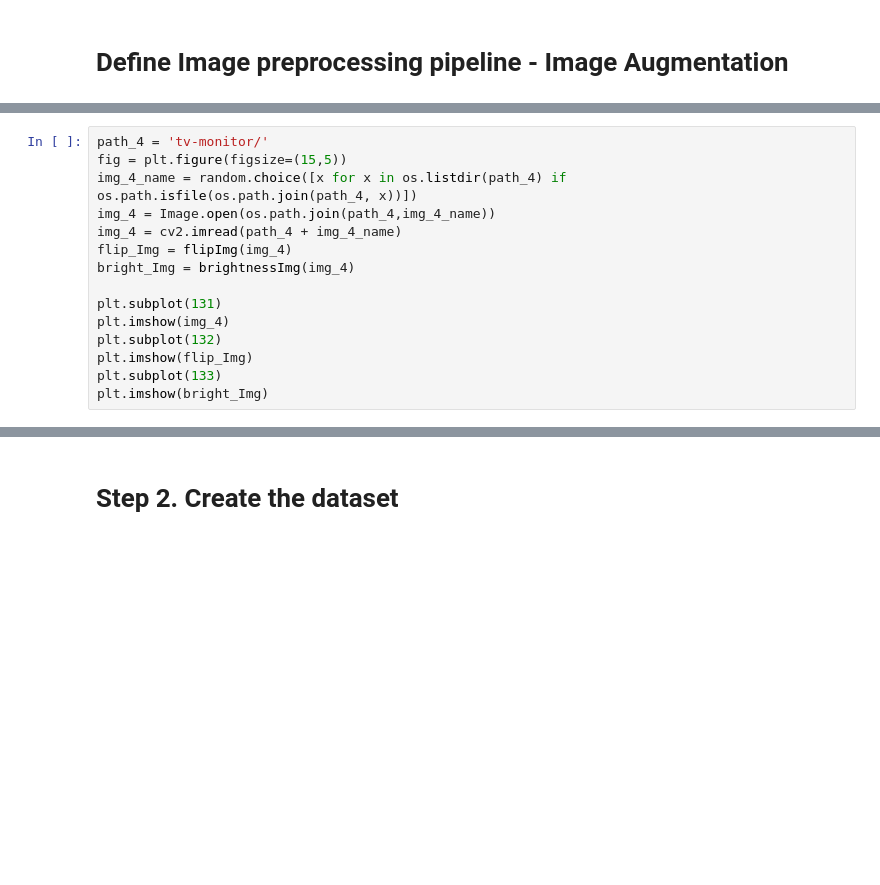
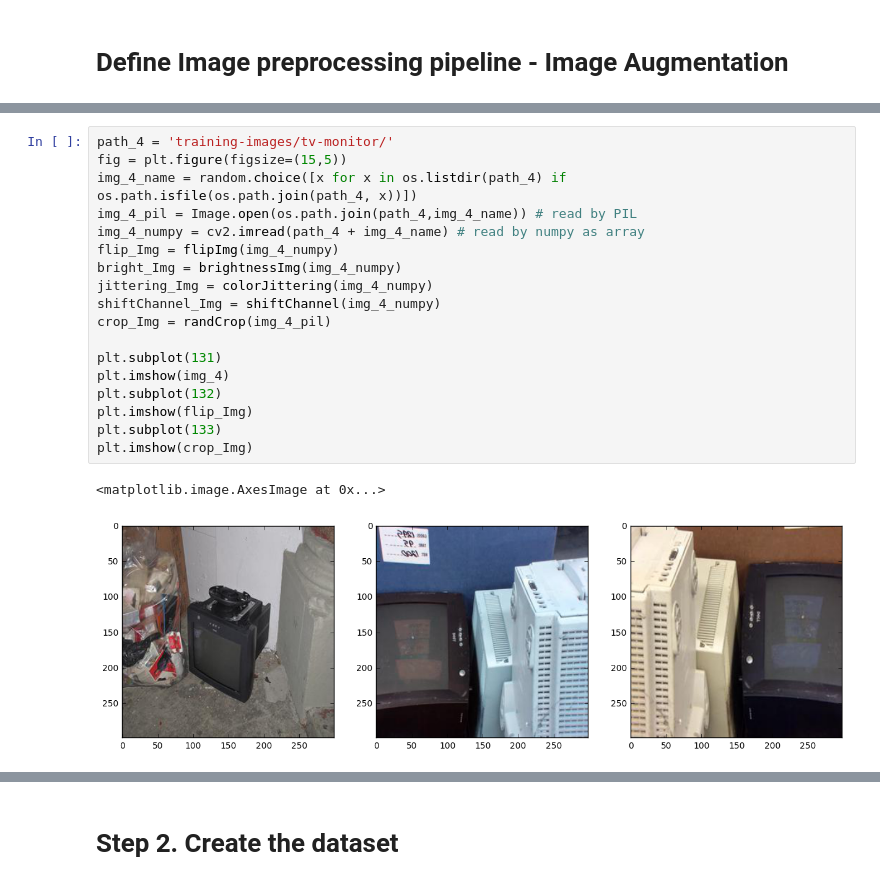
Before and after one commit to Gforky/illegal-dumping-object-detection-engine, a Jupyter notebook: preprocess.ipynb, the cells around one changed output, grey strips where cells are left out. Drawn from its saved outputs; the diff is of its cells as text; blank space fills up the shorter version.

Commit message:
update augmentation
add color jittering and random crop

```diff
--- a/preprocess.ipynb
+++ b/preprocess.ipynb
@@ -94,20 +149,26 @@ def brightnessImg(image):
 #         TODO: define drifting mathod for image augmentation
 #     """
 # %%
-path_4 = 'tv-monitor/'
+path_4 = 'training-images/tv-monitor/'
 fig = plt.figure(figsize=(15,5))
 img_4_name = random.choice([x for x in os.listdir(path_4) if os.path.isfile(os.path.join(path_4, x))])
-img_4 = Image.open(os.path.join(path_4,img_4_name))
-img_4 = cv2.imread(path_4 + img_4_name)
-flip_Img = flipImg(img_4)
-bright_Img = brightnessImg(img_4)
+img_4_pil = Image.open(os.path.join(path_4,img_4_name)) # read by PIL
+img_4_numpy = cv2.imread(path_4 + img_4_name) # read by numpy as array
+flip_Img = flipImg(img_4_numpy)
+bright_Img = brightnessImg(img_4_numpy)
+jittering_Img = colorJittering(img_4_numpy)
+shiftChannel_Img = shiftChannel(img_4_numpy)
+crop_Img = randCrop(img_4_pil)
 
 plt.subplot(131)
 plt.imshow(img_4)
 plt.subplot(132)
 plt.imshow(flip_Img)
 plt.subplot(133)
-plt.imshow(bright_Img)
+plt.imshow(crop_Img)
+# %% [output]
+<matplotlib.image.AxesImage at 0x...>
+[figure, added]
 # %%
 # test to see if uncompressing is done properly
 path_1 = 'training-images/couches/'
```
Also changed, not shown: parts of 7 cells of this notebook.
